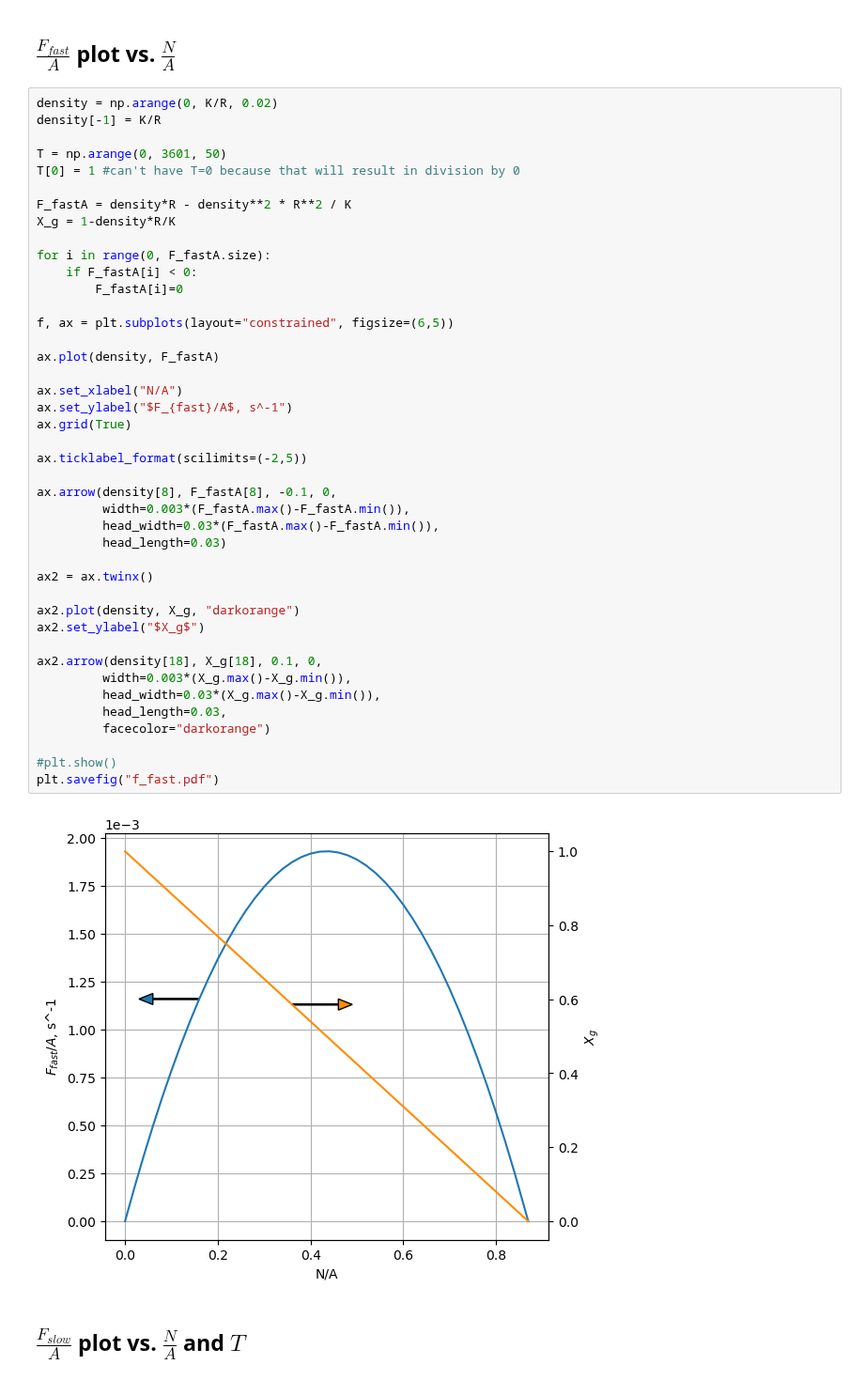
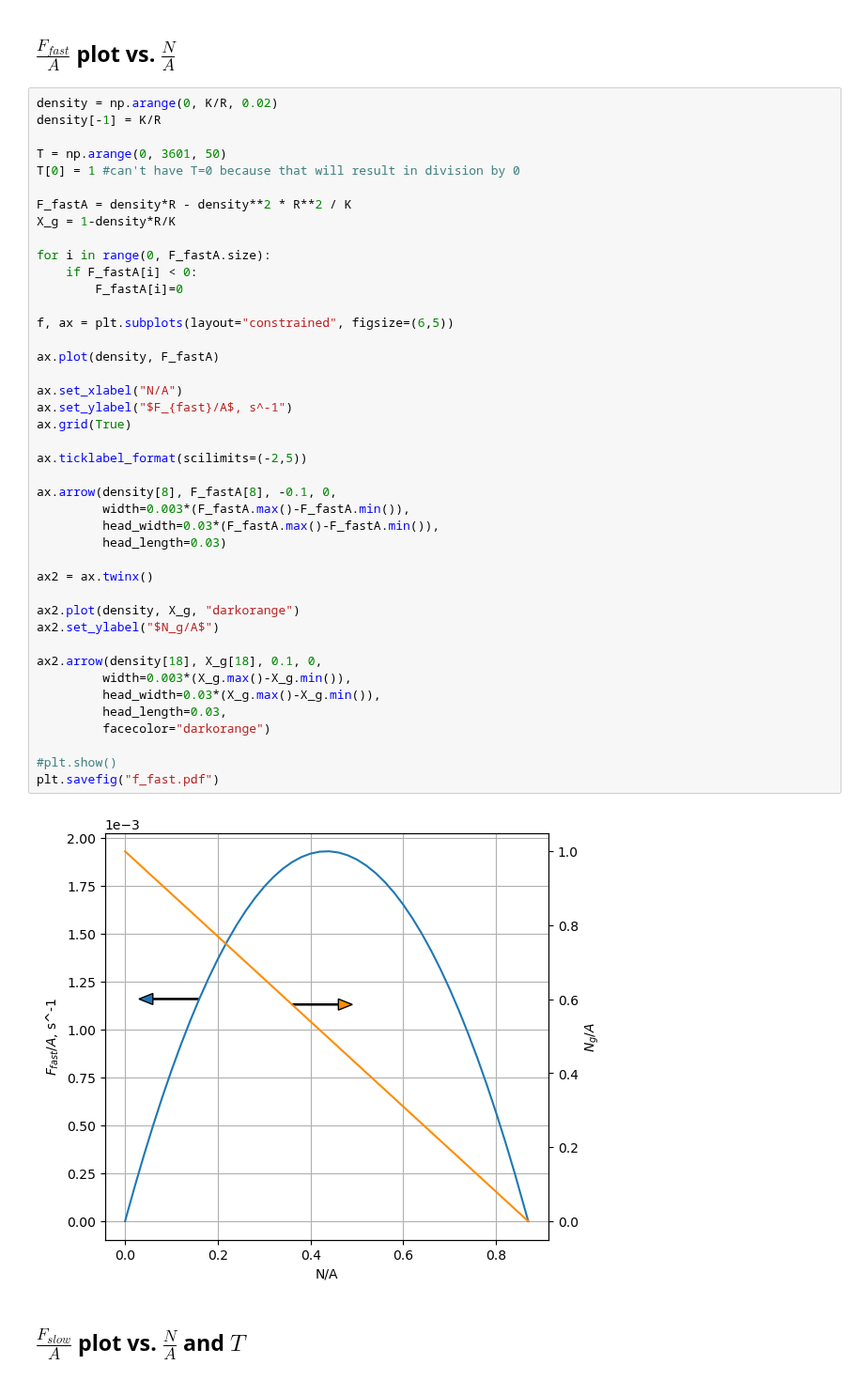
Before and after one commit to ELFREELAND/minecraft_sheep, a Jupyter notebook: deterministic_plots.ipynb, the cells around one changed output. Shown at 94% size. Drawn from its saved outputs; the diff is of its cells as text.

```diff
--- a/deterministic_plots.ipynb
+++ b/deterministic_plots.ipynb
@@ -27,35 +27,35 @@ for i in range(0, F_fastA.size):
         F_fastA[i]=0
 
 f, ax = plt.subplots(layout="constrained", figsize=(6,5))
 
 ax.plot(density, F_fastA)
 
 ax.set_xlabel("N/A")
 ax.set_ylabel("$F_{fast}/A$, s^-1")
 ax.grid(True)
 
 ax.ticklabel_format(scilimits=(-2,5))
 
 ax.arrow(density[8], F_fastA[8], -0.1, 0,
          width=0.003*(F_fastA.max()-F_fastA.min()),
          head_width=0.03*(F_fastA.max()-F_fastA.min()),
          head_length=0.03)
 
 ax2 = ax.twinx()
 
 ax2.plot(density, X_g, "darkorange")
-ax2.set_ylabel("$X_g$")
+ax2.set_ylabel("$N_g/A$")
 
 ax2.arrow(density[18], X_g[18], 0.1, 0,
          width=0.003*(X_g.max()-X_g.min()),
          head_width=0.03*(X_g.max()-X_g.min()),
          head_length=0.03,
          facecolor="darkorange")
 
 #plt.show()
 plt.savefig("f_fast.pdf")
 # %% [output]
-[figure, old version]
+[figure, new version]
 # %% [markdown]
 ## $\frac{F_{slow}}{A}$ plot vs. $\frac{N}{A}$ and $T$
 # %%
```
Also changed, not shown: 4 other files.
